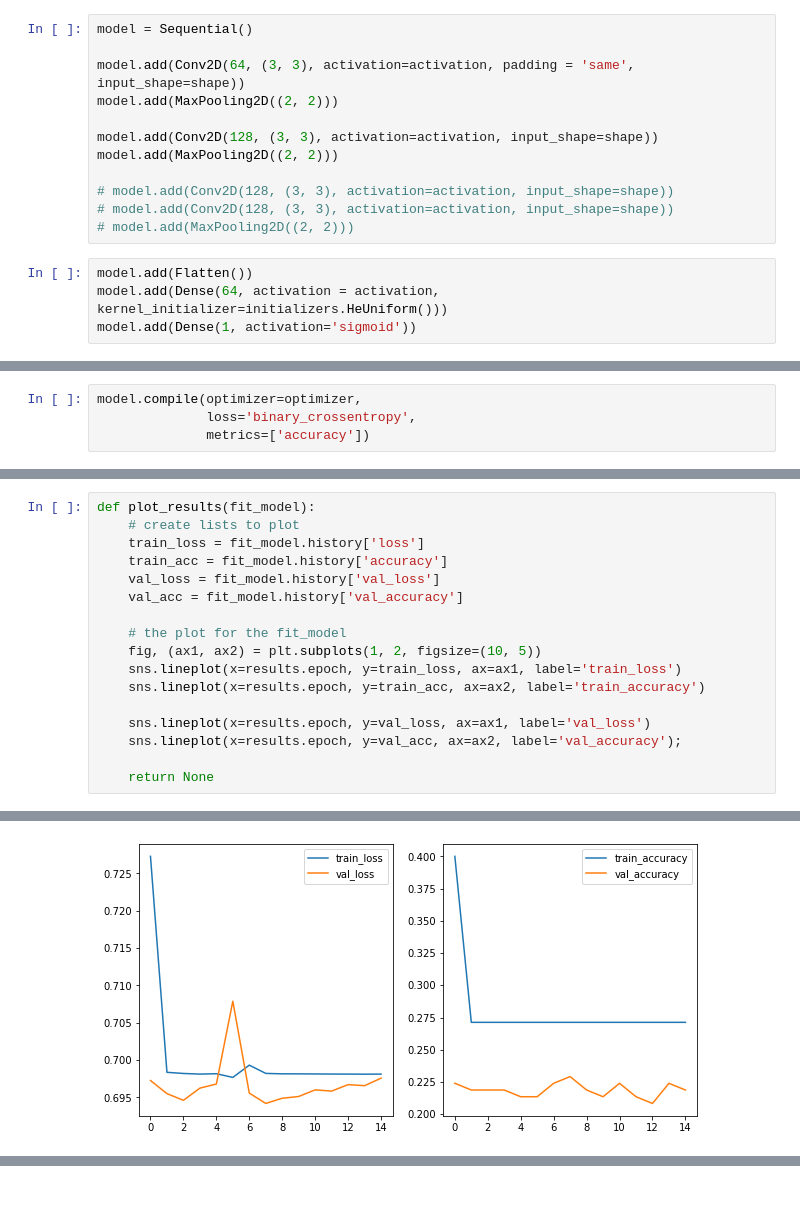
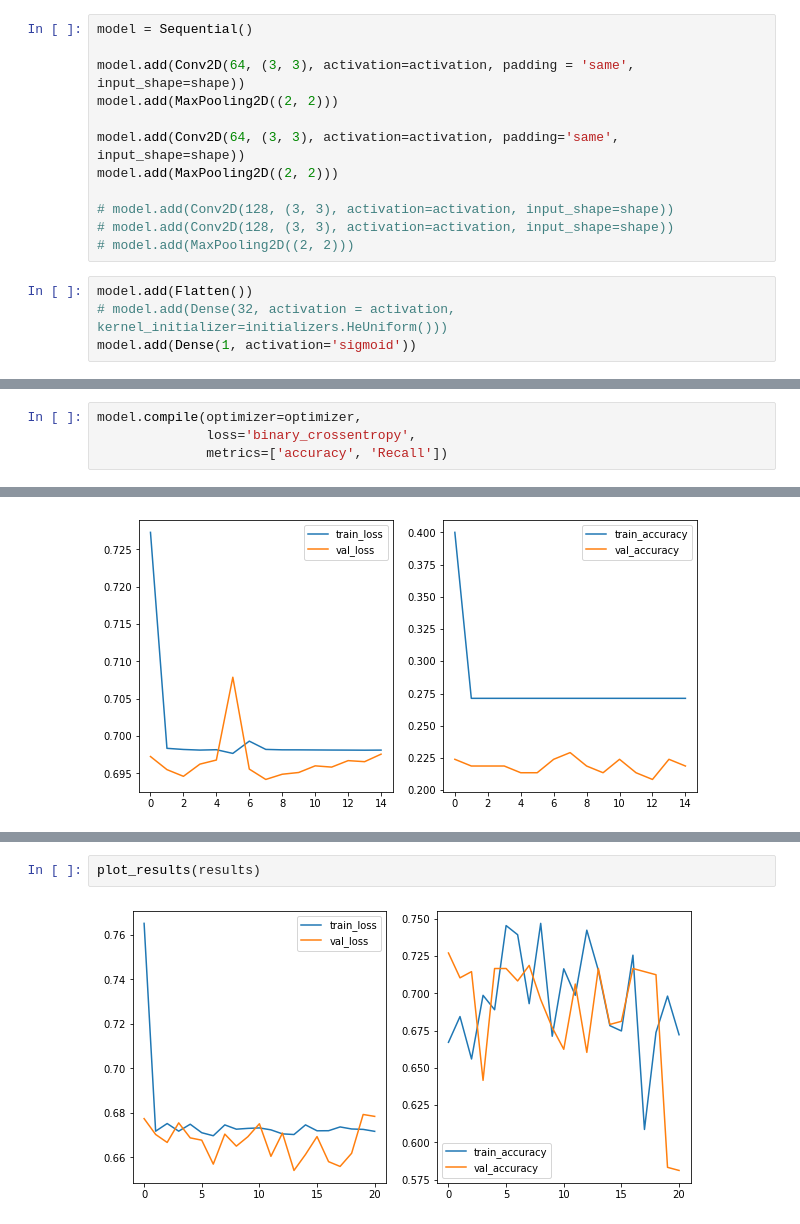
Before and after one commit to jonniebrown/Classifying-Diabetic-Retinopathy-with-CNN, a Jupyter notebook: Notebooks/binary_tuning.ipynb, the cells around one changed output, grey strips where cells are left out. Saved outputs shown, nothing was run; the diff lists cells and outputs as text; blank space fills up the shorter version.

Commit message:
test more models

```diff
--- a/Notebooks/binary_tuning.ipynb
+++ b/Notebooks/binary_tuning.ipynb
@@ -137,7 +136,7 @@ model = Sequential()
 model.add(Conv2D(64, (3, 3), activation=activation, padding = 'same', input_shape=shape))
 model.add(MaxPooling2D((2, 2)))
 
-model.add(Conv2D(128, (3, 3), activation=activation, input_shape=shape))
+model.add(Conv2D(64, (3, 3), activation=activation, padding='same', input_shape=shape))
 model.add(MaxPooling2D((2, 2)))
 
 # model.add(Conv2D(128, (3, 3), activation=activation, input_shape=shape))
@@ -145,7 +144,7 @@ model.add(MaxPooling2D((2, 2)))
 # model.add(MaxPooling2D((2, 2)))
 # %%
 model.add(Flatten())
-model.add(Dense(64, activation = activation, kernel_initializer=initializers.HeUniform()))
+# model.add(Dense(32, activation = activation, kernel_initializer=initializers.HeUniform()))
 model.add(Dense(1, activation='sigmoid'))
 # %%
 model.summary()
@@ -170,7 +169,7 @@ _________________________________________________________________
 # %%
 model.compile(optimizer=optimizer,
               loss='binary_crossentropy',
-              metrics=['accuracy'])
+              metrics=['accuracy', 'Recall'])
 # %%
 early_stop = callbacks.EarlyStopping(monitor='val_loss',
                                      min_delta=1e-4,
@@ -597,23 +596,6 @@ optimizer = optimizers.Adam(learning_rate=1e-8)
 plot_results(results)
 # %% [output]
 [figure]
-# %%
-def plot_results(fit_model):
-    # create lists to plot
-    train_loss = fit_model.history['loss']
-    train_acc = fit_model.history['accuracy']
-    val_loss = fit_model.history['val_loss']
-    val_acc = fit_model.history['val_accuracy']
-
-    # the plot for the fit_model
-    fig, (ax1, ax2) = plt.subplots(1, 2, figsize=(10, 5))
-    sns.lineplot(x=results.epoch, y=train_loss, ax=ax1, label='train_loss')
-    sns.lineplot(x=results.epoch, y=train_acc, ax=ax2, label='train_accuracy')
-
-    sns.lineplot(x=results.epoch, y=val_loss, ax=ax1, label='val_loss')
-    sns.lineplot(x=results.epoch, y=val_acc, ax=ax2, label='val_accuracy');
-
-    return None
 # %% [markdown]
 I'm pretty sure this is just guessing the majority class, and the learning rate is so small that it's not actually learning. I'm going to try standardizing the data with the ImageDataGenerator's featurewise_std_normalization to see if that improves things.
 # %% [markdown]
@@ -836,0 +834,4 @@ Out of these layer structures, I think the first one (model 27) has the most pot
+# %%
+plot_results(results)
+# %% [output]
+[figure, added]
```
Also changed, not shown: parts of 23 cells of this notebook.
